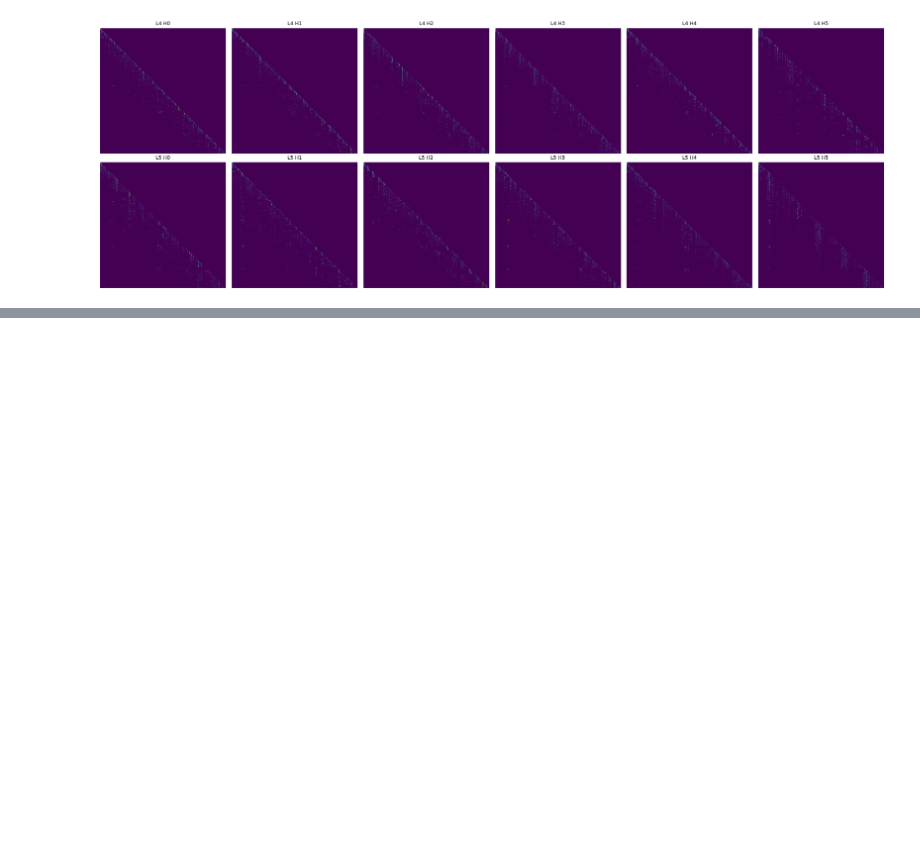
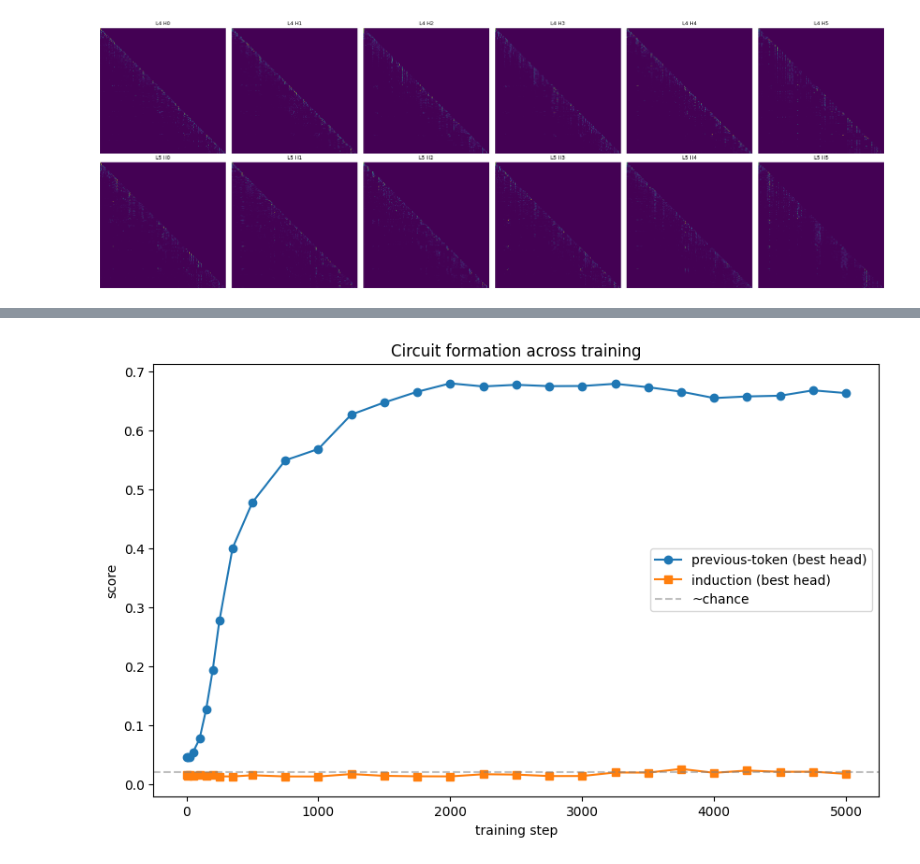
Before and after one commit to neilt93/mech-interp, a Jupyter notebook: notebooks/interp_1.ipynb, the cells around one changed output, grey strips where cells are left out. Cells and saved outputs as stored; diff of their text form; code cells hidden in the pictures; blank space fills up the shorter version.

```diff
--- a/notebooks/interp_1.ipynb
+++ b/notebooks/interp_1.ipynb
@@ -268,0 +330,11 @@ print(repr(decode(out[0].tolist())[-15:]))
+# %%
+plt.figure(figsize=(10,6))
+plt.plot(steps, prev_scores, 'o-', label='previous-token (best head)')
+plt.plot(steps, ind_scores, 's-', label='induction (best head)')
+plt.xlabel('training step'); plt.ylabel('score')
+plt.axhline(0.02, ls='--', color='gray', alpha=0.5, label='~chance')
+plt.legend(); plt.title('Circuit formation across training')
+plt.savefig('prevtoken_vs_induction.png', dpi=150, bbox_inches='tight')
+plt.show()
+# %% [output]
+[figure, added]
```
Also changed, not shown: parts of 10 cells of this notebook.
